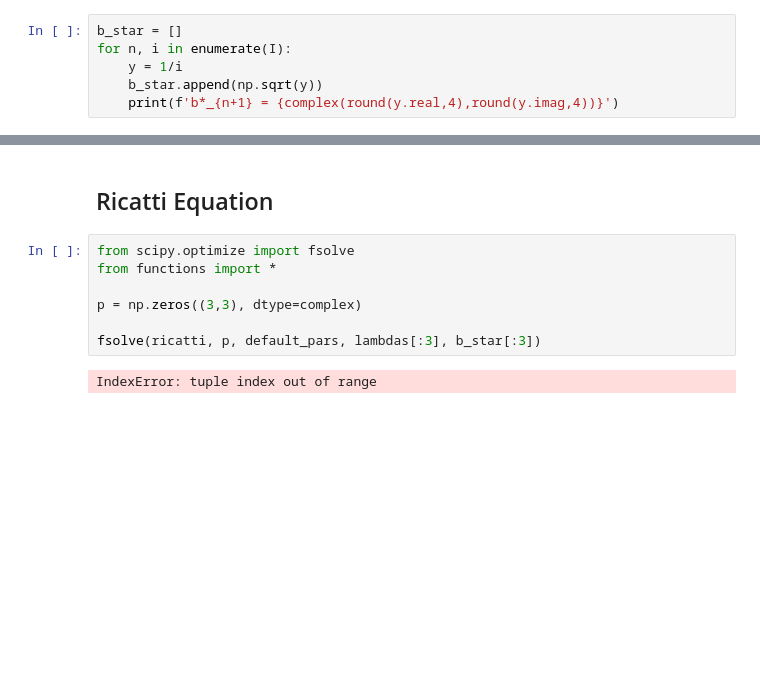
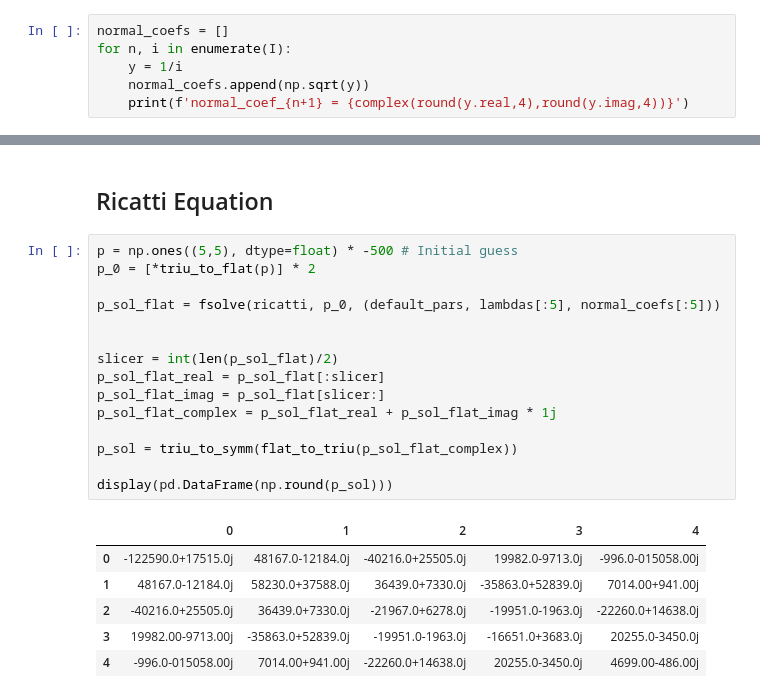
Before and after one commit to behradmoadeli/pfr_isothermal_recycle_delay_optimal, a Jupyter notebook: reports/BehradPaper.ipynb, the cells around one changed output, grey strips where cells are left out. Cells and saved outputs as stored; diff of their text form; blank space fills up the shorter version.

```diff
--- a/reports/BehradPaper.ipynb
+++ b/reports/BehradPaper.ipynb
@@ -481,9 +483,9 @@ I_12 = (4.3904-0.6244j)
 # %% [markdown]
 Having the result of integrals in hands, we may go ahead and scale adjoint eigenfunctions (i.e. calculate `b*`), given `b` is assumed to be equal to 1:
 # %%
-b_star = []
+normal_coefs = []
 for n, i in enumerate(I):
     y = 1/i
-    b_star.append(np.sqrt(y))
-    print(f'b*_{n+1} = {complex(round(y.real,4),round(y.imag,4))}')
+    normal_coefs.append(np.sqrt(y))
+    print(f'normal_coef_{n+1} = {complex(round(y.real,4),round(y.imag,4))}')
 # %% [output]
@@ -647,12 +649,25 @@ e_11 = 0.12558586539261646
 [figure]
 # %% [markdown]
 ## Ricatti Equation
-# %%
-from scipy.optimize import fsolve
-from functions import *
-
-p = np.zeros((3,3), dtype=complex)
-
-fsolve(ricatti, p, default_pars, lambdas[:3], b_star[:3])
-# %% [output]
-IndexError: tuple index out of range
+# %%
+p = np.ones((5,5), dtype=float) * -500 # Initial guess
+p_0 = [*triu_to_flat(p)] * 2
+
+p_sol_flat = fsolve(ricatti, p_0, (default_pars, lambdas[:5], normal_coefs[:5]))
+
+
+slicer = int(len(p_sol_flat)/2)
+p_sol_flat_real = p_sol_flat[:slicer]
+p_sol_flat_imag = p_sol_flat[slicer:]
+p_sol_flat_complex = p_sol_flat_real + p_sol_flat_imag * 1j
+
+p_sol = triu_to_symm(flat_to_triu(p_sol_flat_complex))
+
+display(pd.DataFrame(np.round(p_sol)))
+# %% [output]
+|  | 0 | 1 | 2 | 3 | 4 |
+| 0 | -122590.0+17515.0j | 48167.0-12184.0j | -40216.0+25505.0j | 19982.0-9713.0j | -996.0-015058.00j |
+| 1 | 48167.0-12184.0j | 58230.0+37588.0j | 36439.0+7330.0j | -35863.0+52839.0j | 7014.00+941.00j |
+| 2 | -40216.0+25505.0j | 36439.0+7330.0j | -21967.0+6278.0j | -19951.0-1963.0j | -22260.0+14638.0j |
+| 3 | 19982.00-9713.00j | -35863.0+52839.0j | -19951.0-1963.0j | -16651.0+3683.0j | 20255.0-3450.0j |
+| 4 | -996.0-015058.00j | 7014.00+941.00j | -22260.0+14638.0j | 20255.0-3450.0j | 4699.00-486.00j |
```
Also changed, not shown: parts of 5 cells of this notebook.
